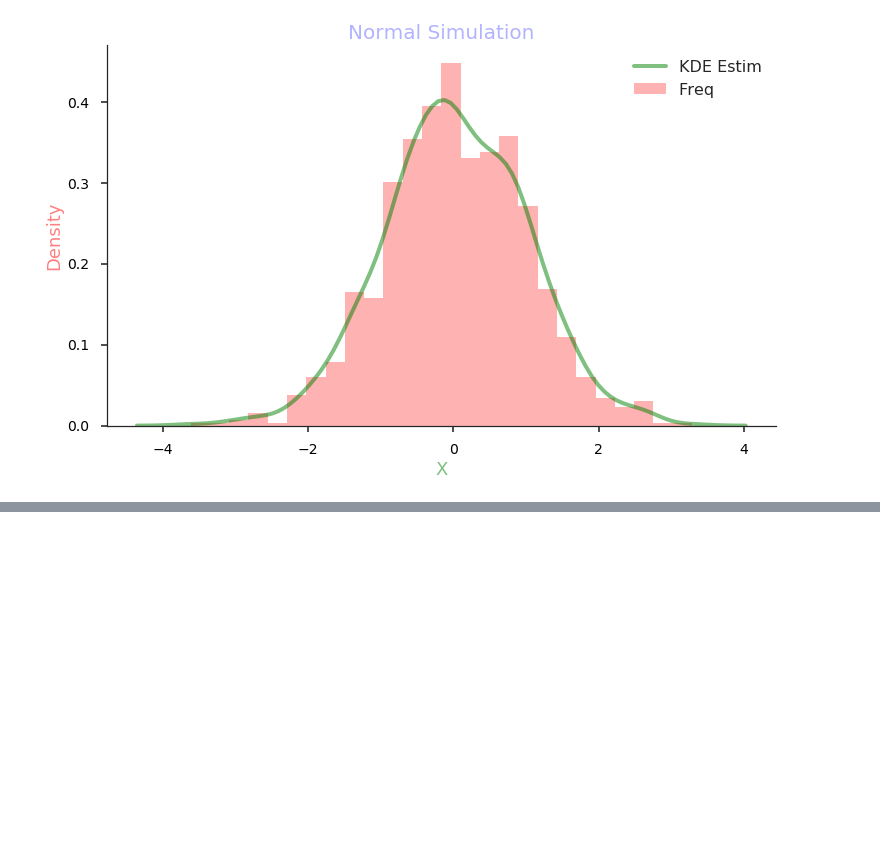
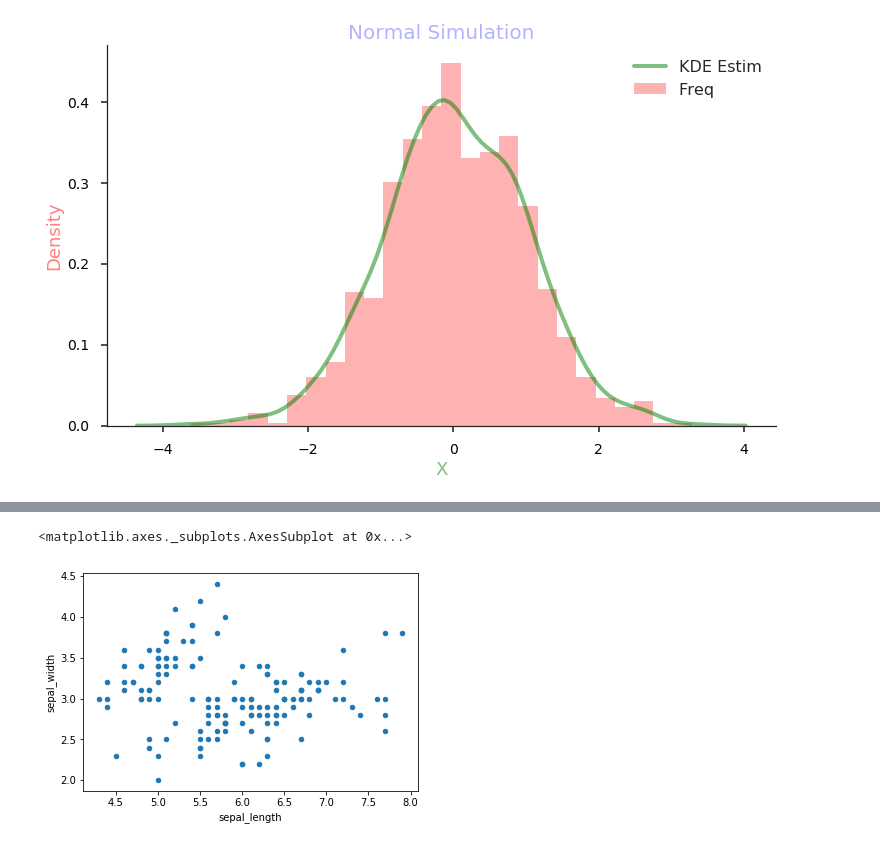
Before and after one commit to lqleon1214/data_analysis_test, a Jupyter notebook: chp7.2-seaborn.ipynb, the cells around one changed output, grey strips where cells are left out. Drawn from its saved outputs; the diff is of its cells as text; code cells hidden in the pictures; blank space fills up the shorter version.

```diff
--- a/chp7.2-seaborn.ipynb
+++ b/chp7.2-seaborn.ipynb
@@ -247,0 +250,5 @@ g.tick_params(labelsize=14, labelcolor='black')
+# %%
+import ssl
+ssl._create_default_https_context = ssl._create_unverified_context
+iris = sns.load_dataset('iris')
+iris.head()
@@ -247,0 +262,5 @@ g.tick_params(labelsize=14, labelcolor='black')
+# %%
+iris.plot(kind="scatter", x="sepal_length", y="sepal_width")
+# %% [output]
+<matplotlib.axes._subplots.AxesSubplot at 0x...>
+[figure, added]
```
Also changed, not shown: parts of 15 cells of this notebook.
